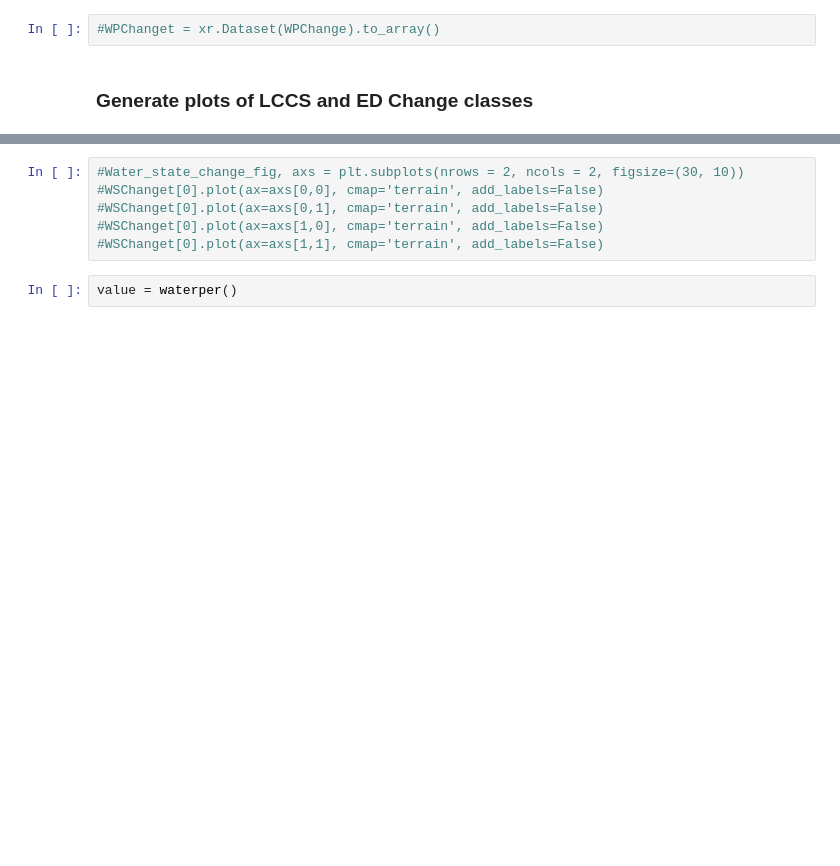
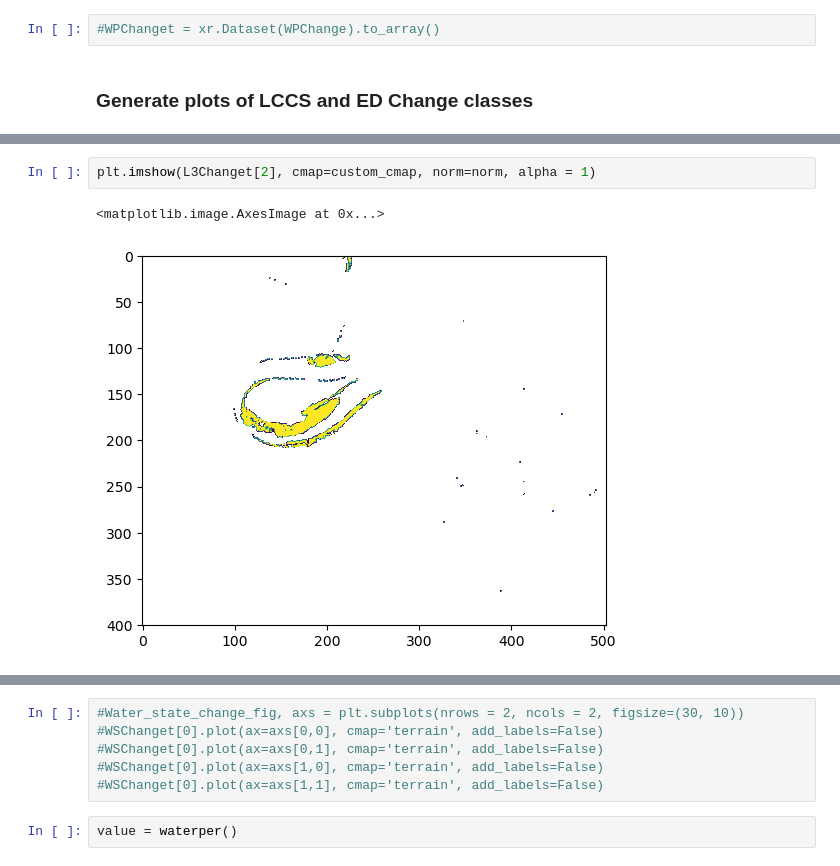
Before and after one commit to livingearth-system/living_coasts, a Jupyter notebook: 7_GCT_impacts.ipynb, the cells around one changed output, grey strips where cells are left out. Cells and saved outputs as stored; diff of their text form; blank space fills up the shorter version.

```diff
--- a/7_GCT_impacts.ipynb
+++ b/7_GCT_impacts.ipynb
@@ -1223,3 +1438,8 @@ L3Changet[1].plot(ax=axs[1,0], cmap='terrain', add_labels=False)
+# %%
+plt.imshow(L3Changet[2], cmap=custom_cmap, norm=norm, alpha = 1)
+# %% [output]
+<matplotlib.image.AxesImage at 0x...>
+[figure, added]
 # %%
 value = lifeform()
 # %% [output]
```
Also changed, not shown: parts of 40 cells of this notebook.
